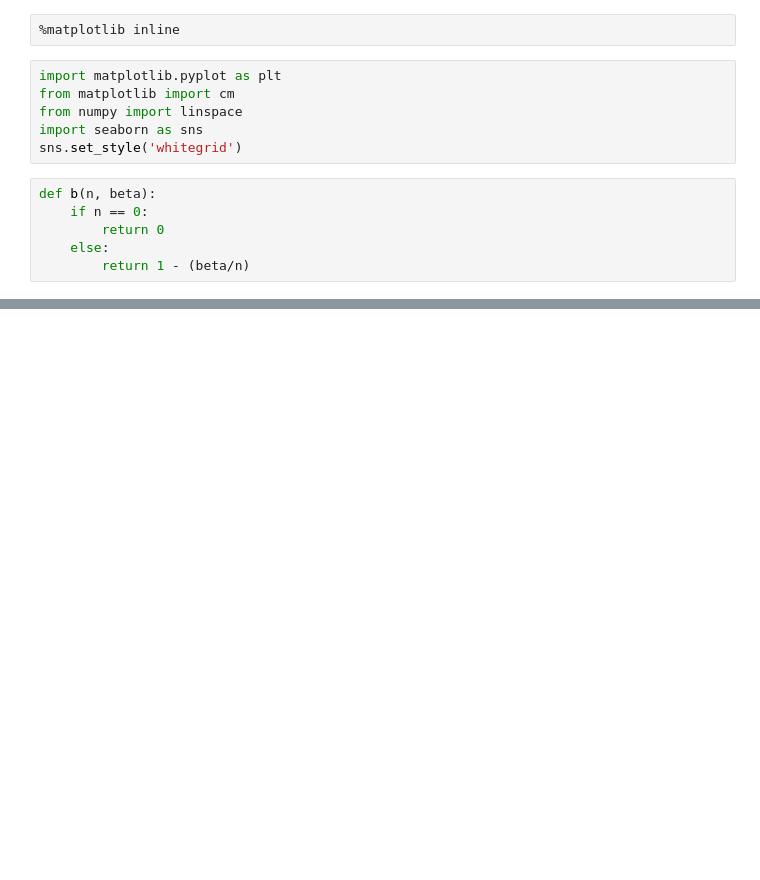
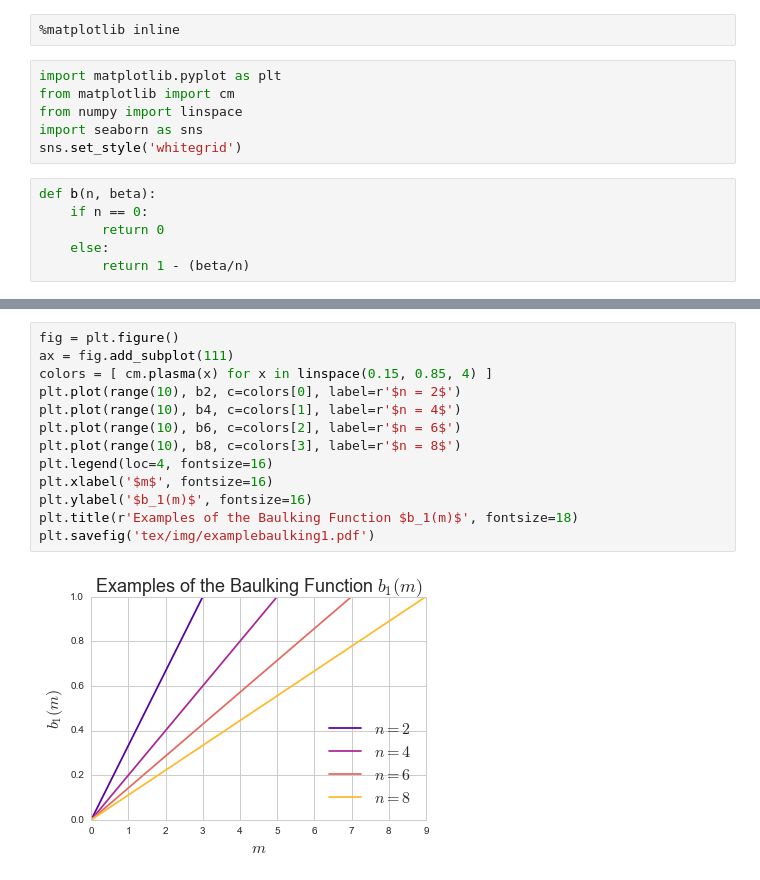
Before and after one commit to geraintpalmer/DeadlockExtenstions, a Jupyter notebook: baulkingfuncexample.ipynb, the cells around one changed output, grey strips where cells are left out. Cells and saved outputs as stored; diff of their text form; blank space fills up the shorter version.

```diff
--- a/baulkingfuncexample.ipynb
+++ b/baulkingfuncexample.ipynb
@@ -34,0 +43,15 @@ plt.savefig('tex/img/examplebaulking.pdf')
+# %%
+fig = plt.figure()
+ax = fig.add_subplot(111)
+colors = [ cm.plasma(x) for x in linspace(0.15, 0.85, 4) ]
+plt.plot(range(10), b2, c=colors[0], label=r'$n = 2$')
+plt.plot(range(10), b4, c=colors[1], label=r'$n = 4$')
+plt.plot(range(10), b6, c=colors[2], label=r'$n = 6$')
+plt.plot(range(10), b8, c=colors[3], label=r'$n = 8$')
+plt.legend(loc=4, fontsize=16)
+plt.xlabel('$m$', fontsize=16)
+plt.ylabel('$b_1(m)$', fontsize=16)
+plt.title(r'Examples of the Baulking Function $b_1(m)$', fontsize=18)
+plt.savefig('tex/img/examplebaulking1.pdf')
+# %% [output]
+[figure, added]
```
Also changed, not shown: parts of 4 cells of this notebook, 26 other files.
